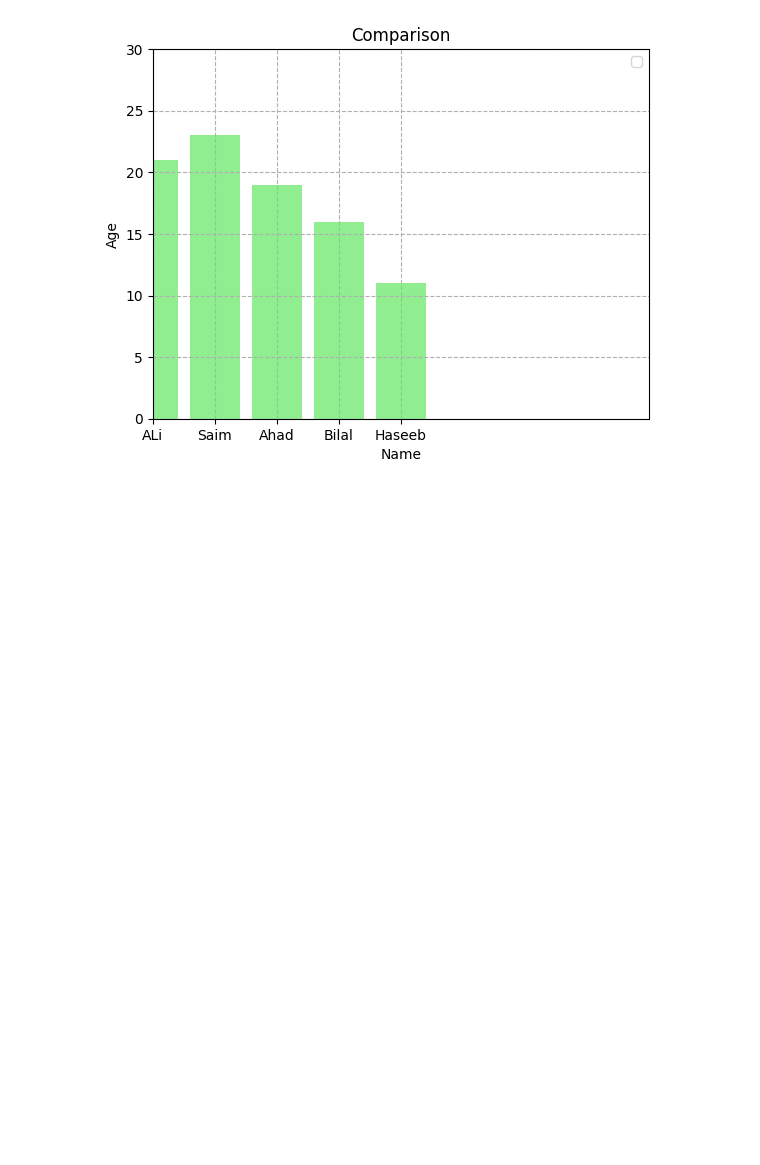
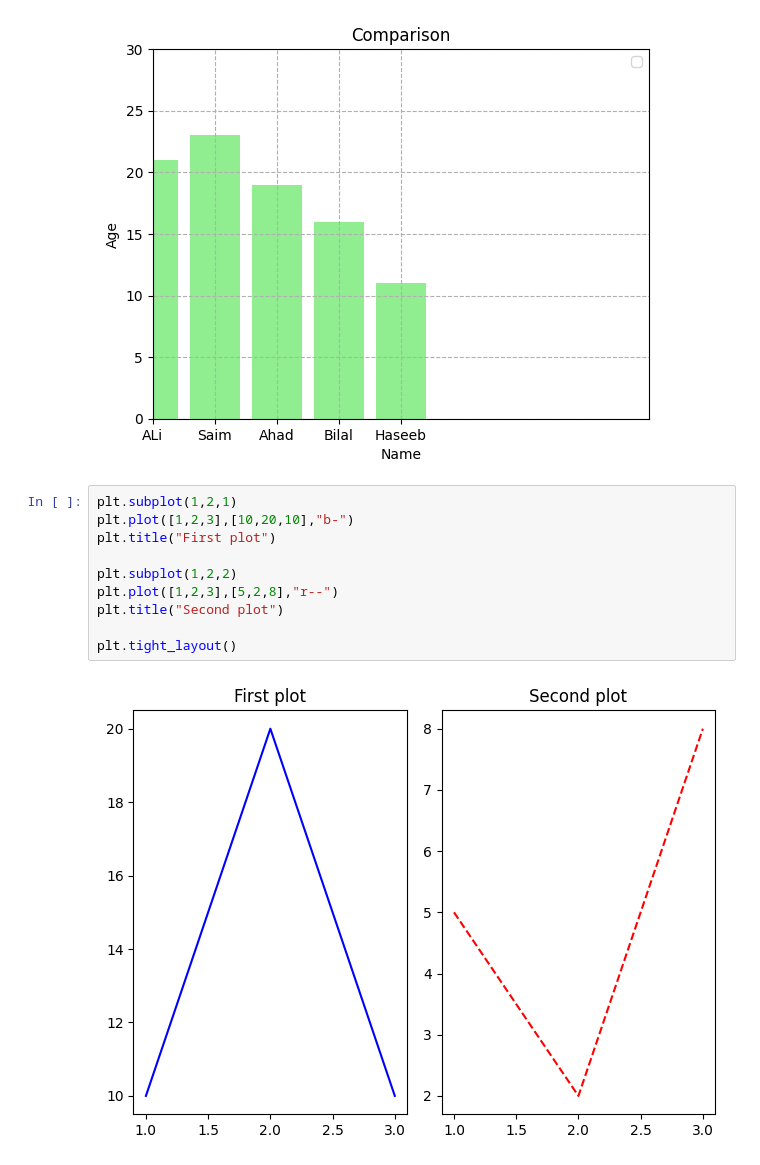
Before and after one commit to umer1730/Programming-for-AI, a Jupyter notebook: data_visualize.ipynb, the cells around one changed output. Cells and saved outputs as stored; diff of their text form; blank space fills up the shorter version.

Commit message:
fixxing overlapping labels in subplots

```diff
--- a/data_visualize.ipynb
+++ b/data_visualize.ipynb
@@ -82,3 +82,15 @@ plt.xlim(0,8),plt.ylim(0,30)
 # %% [output]
 ((0.0, 8.0), (0.0, 30.0))
 [figure]
+# %%
+plt.subplot(1,2,1)
+plt.plot([1,2,3],[10,20,10],"b-")
+plt.title("First plot")
+
+plt.subplot(1,2,2)
+plt.plot([1,2,3],[5,2,8],"r--")
+plt.title("Second plot")
+
+plt.tight_layout()
+# %% [output]
+[figure, added]
```
